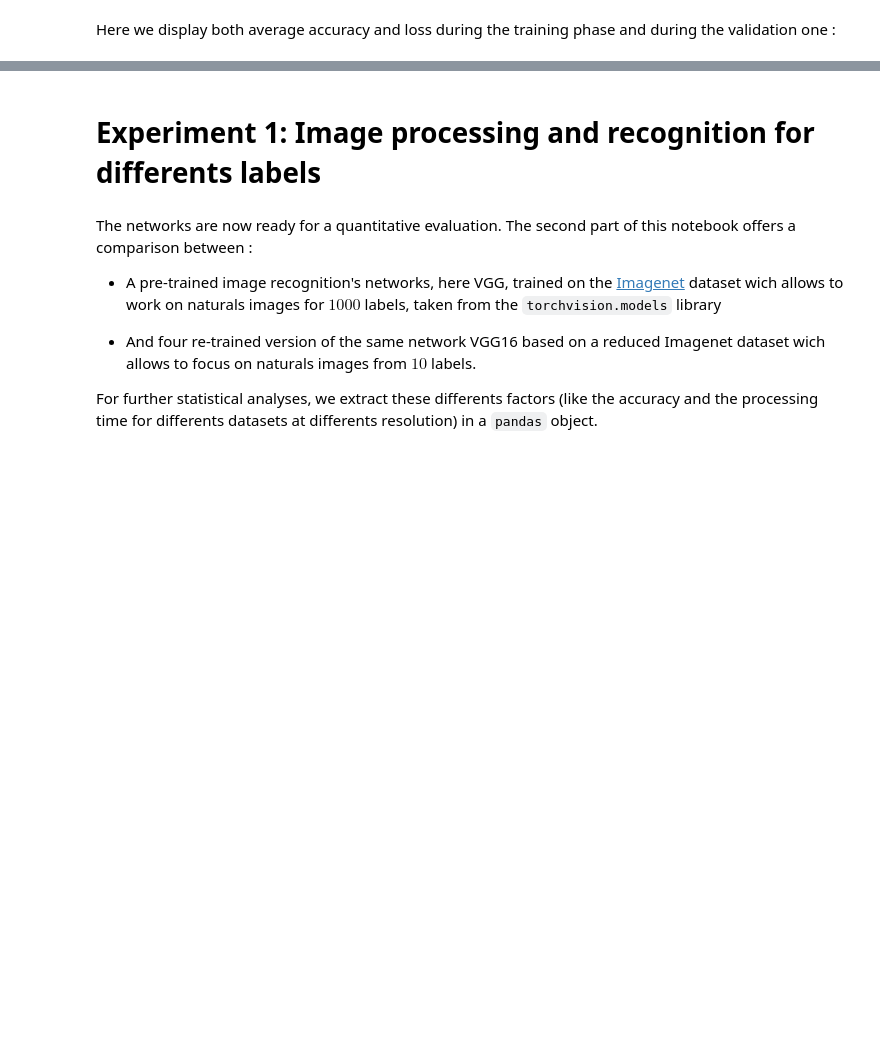
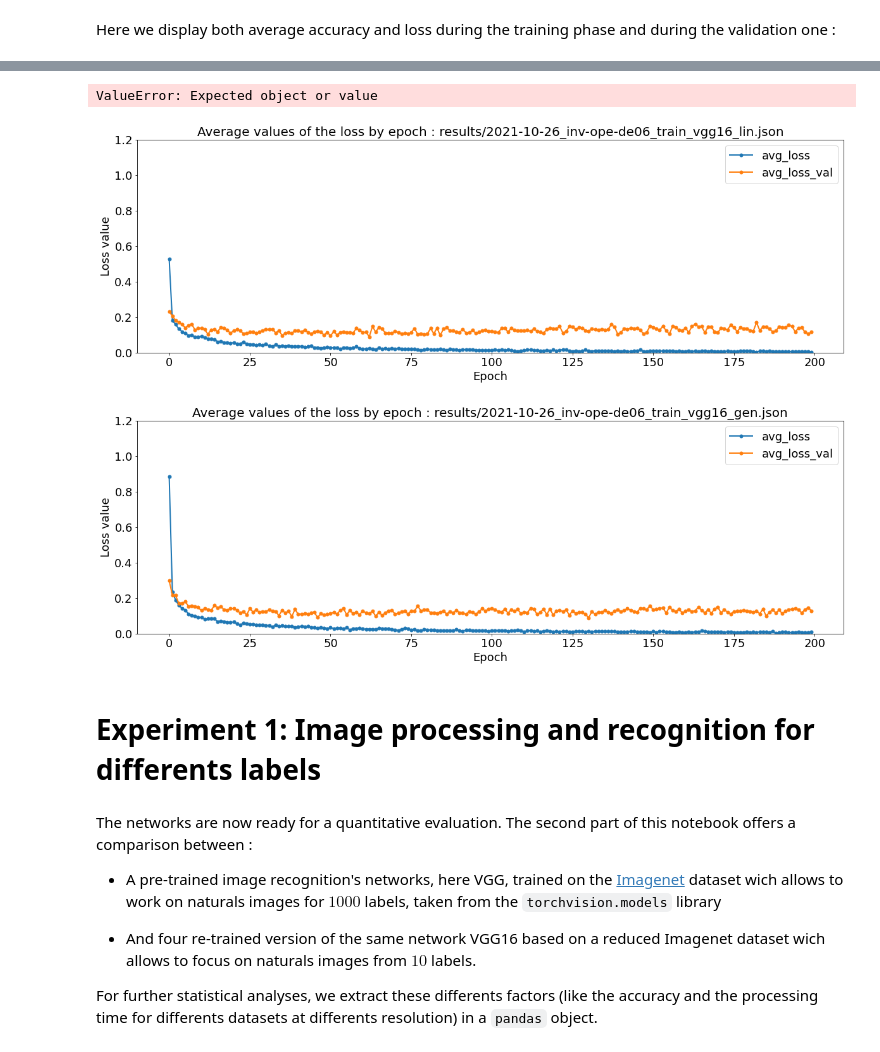
Before and after one commit to JNJER/2021-04-28_transfer_learning, a Jupyter notebook: benchmark_transfer_learning_VGG.ipynb, the cells around one changed output, grey strips where cells are left out. Drawn from its saved outputs; the diff is of its cells as text; code cells hidden in the pictures; blank space fills up the shorter version.

```diff
--- a/benchmark_transfer_learning_VGG.ipynb
+++ b/benchmark_transfer_learning_VGG.ipynb
@@ -850,17 +856,21 @@ filename = f'results/{datetag}_{args.HOST}_train_{model_name}.json'
 # %%
 for model_name in args.model_names:
     filename = f'results/{datetag}_{args.HOST}_train_{model_name}.json'
     df_train = pd.read_json(filename)
-    fig, axs = plt.subplots(figsize=(fig_width, fig_width/phi//2))
+    fig, axs = plt.subplots(figsize=(fig_width, fig_width/phi/2))
     # plt.xticks(fontsize=18)
     # plt.yticks(fontsize=18)
     ax = df_train['avg_loss'].plot(lw=2, marker='.', markersize=10)
     ax = df_train['avg_loss_val'].plot(lw=2, marker='.', markersize=10)
     ax.legend(["avg_loss", "avg_loss_val"], fontsize=18);
     ax.set_xlabel("Epoch", size=18)
     ax.set_ylabel("Loss value", size=18)
     ax.set_ylim(0, 1.2)
     axs.set_title(f'Average values of the loss by epoch : {filename}' , size = 20)
+# %% [output]
+ValueError: Expected object or value
+[figure, added]
+[figure, added]
 # %%
 for model_name in args.model_names:
     filename = f'results/{datetag}_{args.HOST}_train_{model_name}.json'
```
Also changed, not shown: parts of 17 cells of this notebook, 1 other file.
